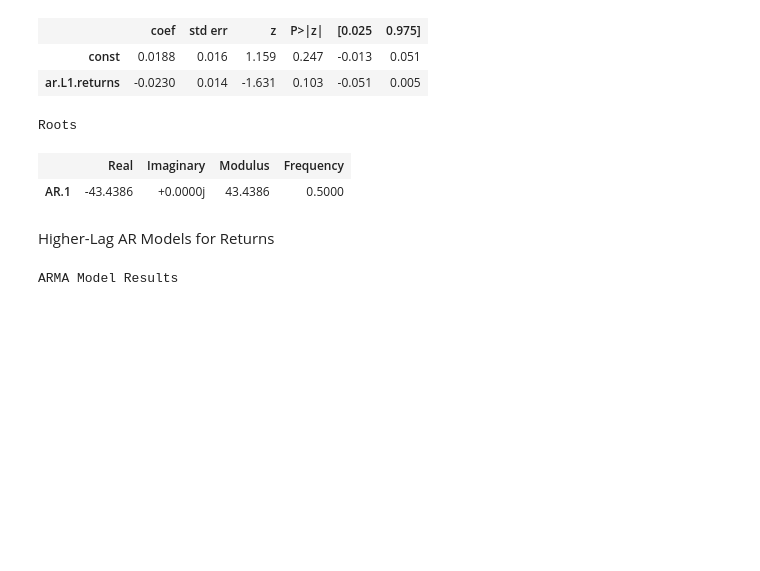
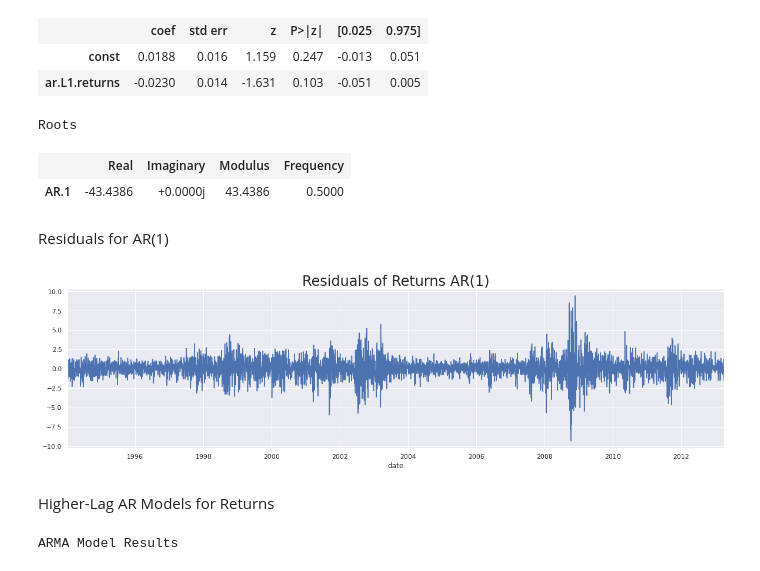
Before and after one commit to jjsalazarr/curso-series-temporales, a Jupyter notebook: 7. ARMA autorregresivos de medias moviles/Python/9_ARMA_.ipynb, the cells around one changed output. Saved outputs shown, nothing was run; the diff lists cells and outputs as text; code cells hidden in the pictures; blank space fills up the shorter version.

```diff
--- a/7. ARMA autorregresivos de medias moviles/Python/9_ARMA_.ipynb
+++ b/7. ARMA autorregresivos de medias moviles/Python/9_ARMA_.ipynb
@@ -119,6 +119,16 @@ ARMA Model Results
 Roots
 |  | Real | Imaginary | Modulus | Frequency |
 | AR.1 | -43.4386 | +0.0000j | 43.4386 | 0.5000 |
+# %% [markdown]
+Residuals for AR(1)
+# %%
+df['res_ret_ar_1_ma_1'] = results_ret_ar_1_ma_1.resid[1:]
+
+df.res_ret_ar_1_ma_1.plot(figsize = (20,5))
+plt.title("Residuals of Returns AR(1)", size=24)
+plt.show()
+# %% [output]
+[figure, added]
 # %% [markdown]
 Higher-Lag AR Models for Returns
 # %%
```
Also changed, not shown: parts of 1 cell of this notebook.
